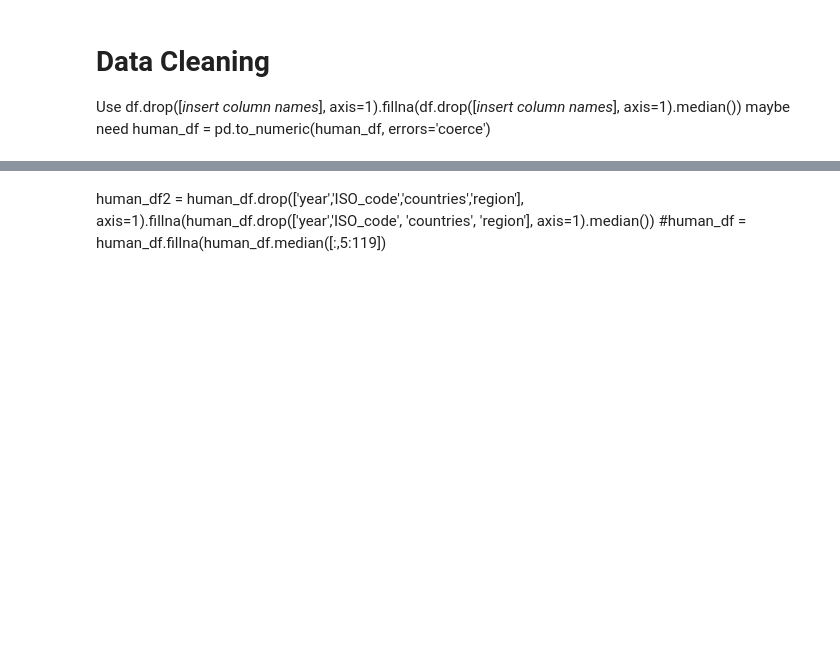
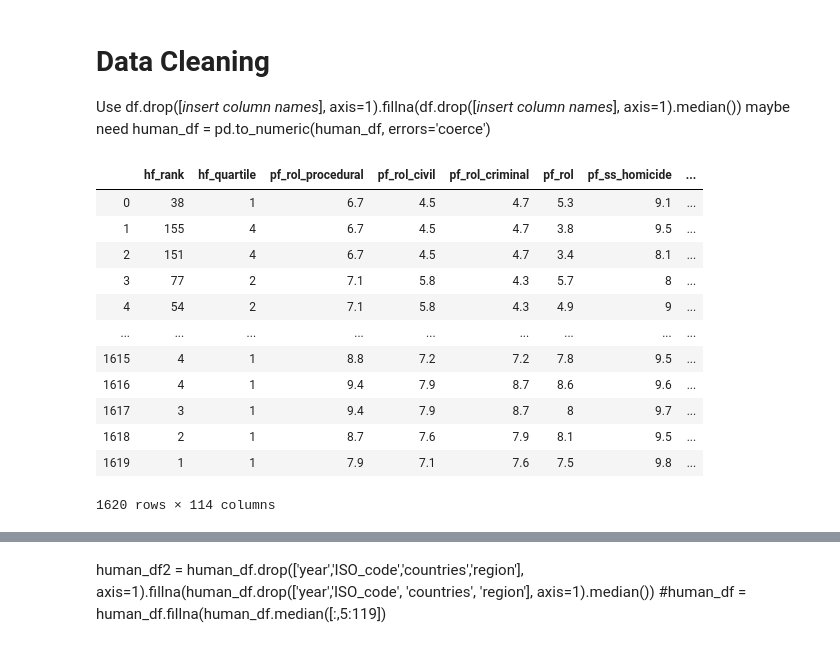
Before and after one commit to pitaconsumer/Jupyter-Projects, a Jupyter notebook: Cluster and Dimension Reduction Challenge_Human Freedom Index.ipynb, the cells around one changed output, grey strips where cells are left out. Saved outputs shown, nothing was run; the diff lists cells and outputs as text; code cells hidden in the pictures; blank space fills up the shorter version.

```diff
--- a/Cluster and Dimension Reduction Challenge_Human Freedom Index.ipynb
+++ b/Cluster and Dimension Reduction Challenge_Human Freedom Index.ipynb
@@ -106,3 +106,19 @@ human_df.drop(['year','ISO_code','countries','region'], axis=1).fillna(human_df.
 # %%
 #Define 'X'
 X = human_df.iloc[:,5:119]
+# %%
+X
+# %% [output]
+|  | hf_rank | hf_quartile | pf_rol_procedural | pf_rol_civil | pf_rol_criminal | pf_rol | pf_ss_homicide | ... |
+| 0 | 38 | 1 | 6.7 | 4.5 | 4.7 | 5.3 | 9.1 | ... |
+| 1 | 155 | 4 | 6.7 | 4.5 | 4.7 | 3.8 | 9.5 | ... |
+| 2 | 151 | 4 | 6.7 | 4.5 | 4.7 | 3.4 | 8.1 | ... |
+| 3 | 77 | 2 | 7.1 | 5.8 | 4.3 | 5.7 | 8 | ... |
+| 4 | 54 | 2 | 7.1 | 5.8 | 4.3 | 4.9 | 9 | ... |
+| ... | ... | ... | ... | ... | ... | ... | ... | ... |
+| 1615 | 4 | 1 | 8.8 | 7.2 | 7.2 | 7.8 | 9.5 | ... |
+| 1616 | 4 | 1 | 9.4 | 7.9 | 8.7 | 8.6 | 9.6 | ... |
+| 1617 | 3 | 1 | 9.4 | 7.9 | 8.7 | 8 | 9.7 | ... |
+| 1618 | 2 | 1 | 8.7 | 7.6 | 7.9 | 8.1 | 9.5 | ... |
+| 1619 | 1 | 1 | 7.9 | 7.1 | 7.6 | 7.5 | 9.8 | ... |
+1620 rows × 114 columns
```
Also changed, not shown: parts of 3 cells of this notebook.
